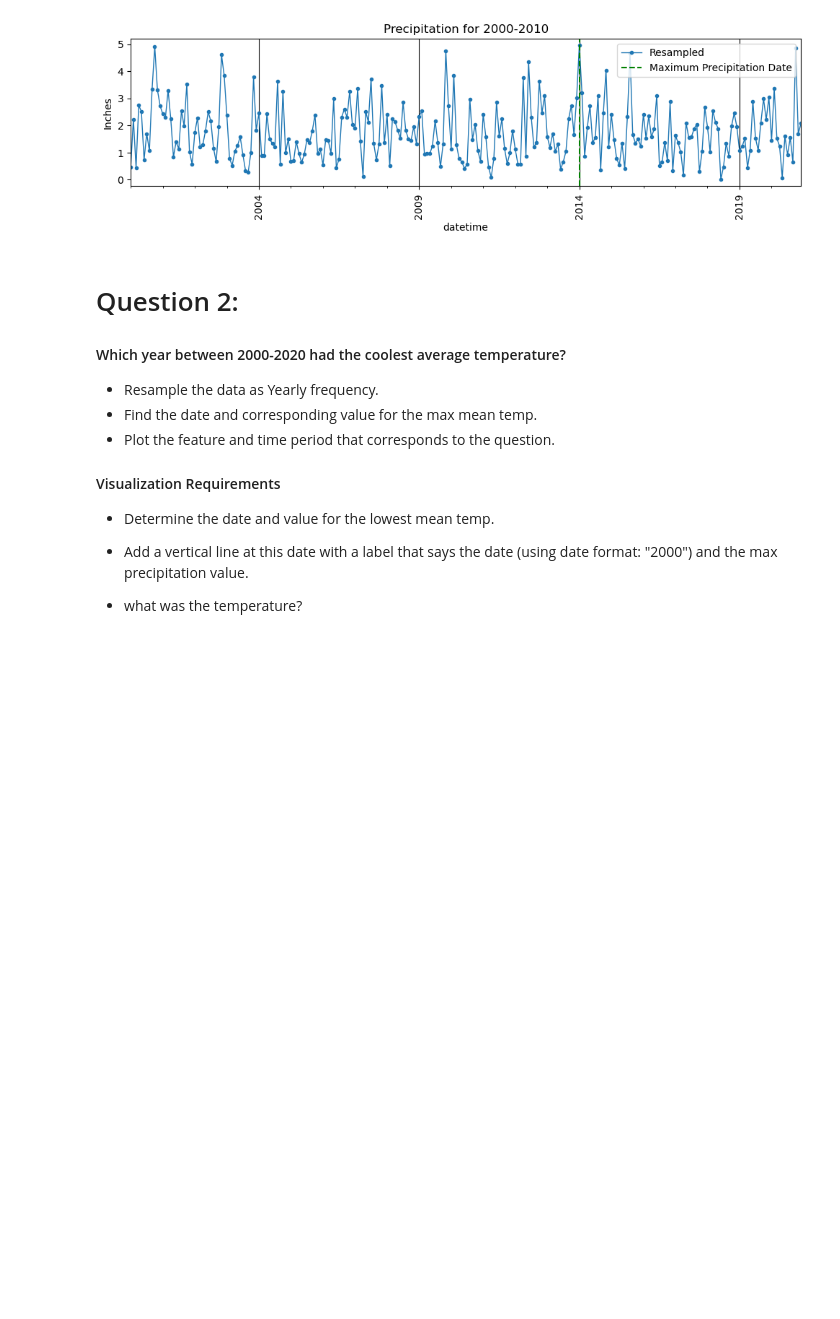
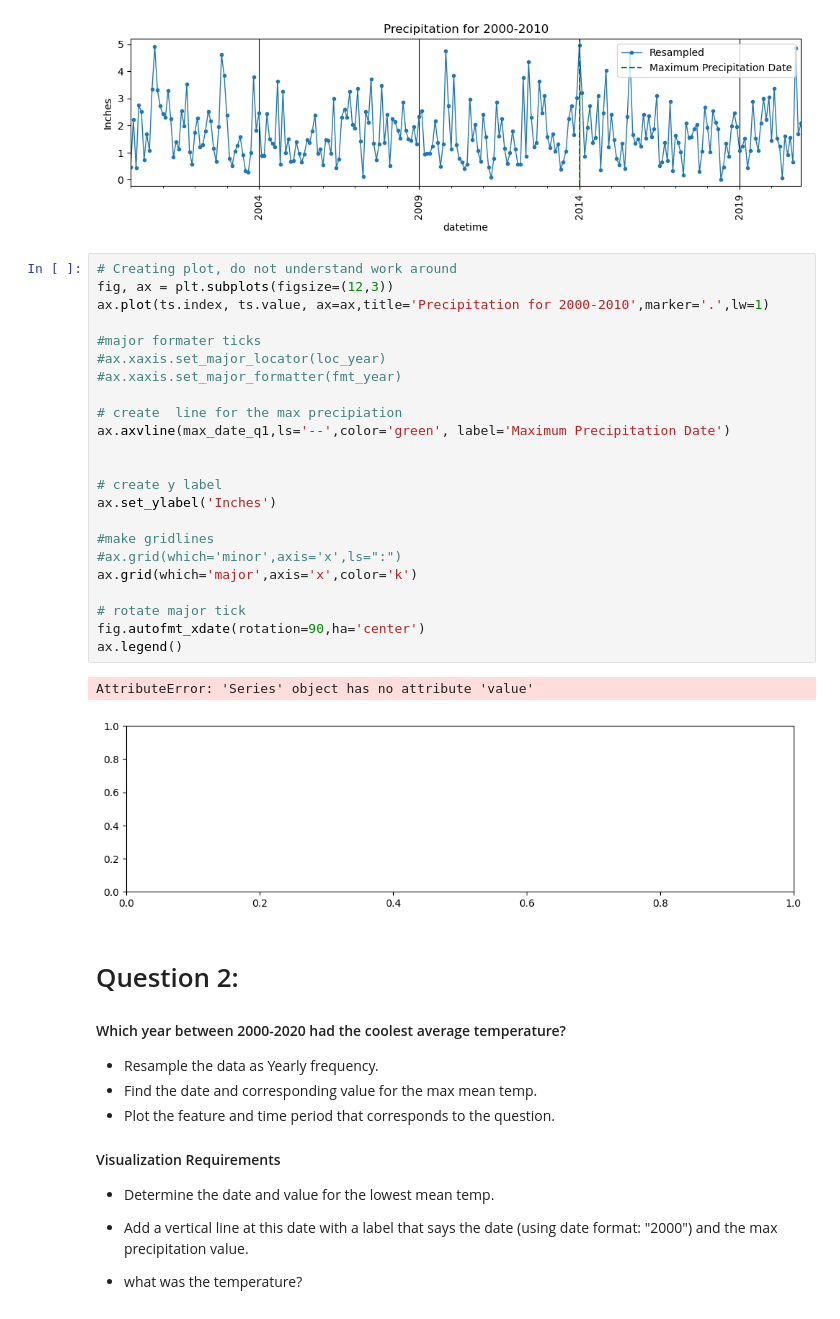
Before and after one commit to Elispreng/Resample_Datetime_Spreng, a Jupyter notebook: Resampling_Spreng-Copy1.ipynb, the cells around one changed output. Cells and saved outputs as stored; diff of their text form; blank space fills up the shorter version.

```diff
--- a/Resampling_Spreng-Copy1.ipynb
+++ b/Resampling_Spreng-Copy1.ipynb
@@ -387,6 +390,32 @@ ax.legend()
 # %% [output]
 <matplotlib.legend.Legend at 0x...>
 [figure]
+# %%
+# Creating plot, do not understand work around
+fig, ax = plt.subplots(figsize=(12,3))
+ax.plot(ts.index, ts.value, ax=ax,title='Precipitation for 2000-2010',marker='.',lw=1)
+
+#major formater ticks
+#ax.xaxis.set_major_locator(loc_year)
+#ax.xaxis.set_major_formatter(fmt_year)
+
+# create  line for the max precipiation
+ax.axvline(max_date_q1,ls='--',color='green', label='Maximum Precipitation Date')
+
+
+# create y label
+ax.set_ylabel('Inches')
+
+#make gridlines
+#ax.grid(which='minor',axis='x',ls=":")
+ax.grid(which='major',axis='x',color='k')
+
+# rotate major tick
+fig.autofmt_xdate(rotation=90,ha='center')
+ax.legend()
+# %% [output]
+AttributeError: 'Series' object has no attribute 'value'
+[figure, added]
 # %% [markdown]
 # Question 2:
 #### Which year between 2000-2020 had the coolest average temperature?
```
Also changed, not shown: parts of 8 cells of this notebook.
